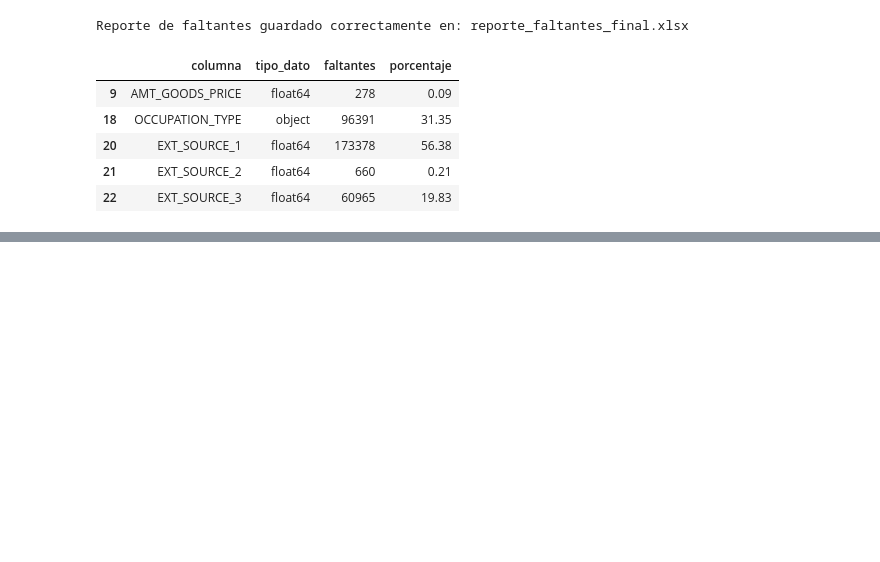
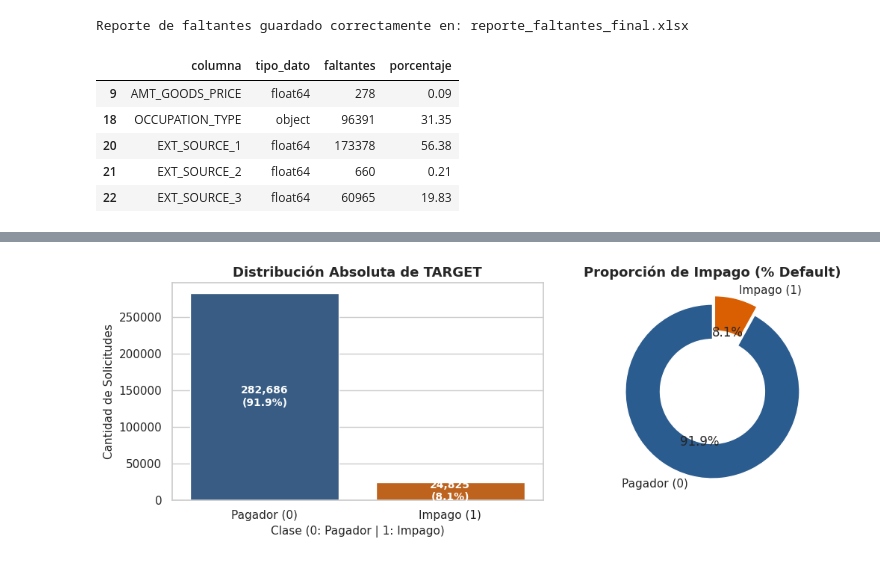
Before and after one commit to nanomelk/Analista-de-Datos-II, a Jupyter notebook: ABP2_Home_Credit_Default_Risk.ipynb, the cells around one changed output, grey strips where cells are left out. Saved outputs shown, nothing was run; the diff lists cells and outputs as text; code cells hidden in the pictures; blank space fills up the shorter version.

```diff
--- a/ABP2_Home_Credit_Default_Risk.ipynb
+++ b/ABP2_Home_Credit_Default_Risk.ipynb
@@ -692,0 +863,6 @@ Debemos analizar estas variables para buscar errores de tipeo y normalizarlas
+# %%
+# Re-ejecutar la limpieza sobre tu DataFrame 'df'
+df, reporte_final = pipeline_limpieza_completa(df, ruta_reporte='reporte_faltantes_final.xlsx')
+
+# Mostrar las variables que todavía conservan valores faltantes
+display(reporte_final[reporte_final['faltantes'] > 0].sort_values(by='porcentaje', ascending=False))
@@ -692,0 +1049,80 @@ Debemos analizar estas variables para buscar errores de tipeo y normalizarlas
+# %%
+import matplotlib.pyplot as plt
+import numpy as np
+import pandas as pd
+import seaborn as sns
+
+# Configuración de estilo para los gráficos
+sns.set_theme(style="whitegrid")
+plt.rcParams["font.sans-serif"] = "DejaVu Sans"
+
+# 1. Cálculo de frecuencias absolutas y porcentuales
+target_counts = df["TARGET"].value_counts()
+target_perc = df["TARGET"].value_counts(normalize=True) * 100
+
+# Consolidación en DataFrame resumen
+target_summary = pd.DataFrame(
+    {
+        "Cantidad de Registros": target_counts,
+        "Porcentaje (%)": target_perc.round(2),
+    }
+)
+
+print("--- RESUMEN DE LA VARIABLE TARGET ---")
+print(target_summary)
+print("-" * 38)
+print(
+    f"Ratio de Desbalance (0 vs 1): {target_counts[0] / target_counts[1]:.2f} : 1"
+)
+
+# 2. Visualización de la Distribución del TARGET
+fig, ax = plt.subplots(1, 2, figsize=(11, 4))
+
+# Gráfico de Barras
+palette = ["#2b5c8f", "#d95f02"]
+sns.barplot(
+    x=target_counts.index,
+    y=target_counts.values,
+    ax=ax[0],
+    palette=palette,
+    hue=target_counts.index,
+    legend=False,
+)
+ax[0].set_title(
+    "Distribución Absoluta de TARGET", fontsize=13, fontweight="bold"
+)
+ax[0].set_xlabel("Clase (0: Pagador | 1: Impago)", fontsize=11)
+ax[0].set_ylabel("Cantidad de Solicitudes", fontsize=11)
+ax[0].set_xticks([0, 1], ["Pagador (0)", "Impago (1)"])
+
+# Agregar valores exactos sobre cada barra
+for p in ax[0].patches:
+    height = p.get_height()
+    ax[0].annotate(
+        f"{int(height):,}\n({height / len(df):.1%})",
+        (p.get_x() + p.get_width() / 2.0, height / 2),
+        ha="center",
+        va="center",
+        fontsize=10,
+        color="white",
+        weight="bold",
+    )
+
+# Gráfico de Dona (Porcentaje)
+colors = ["#2b5c8f", "#d95f02"]
+ax[1].pie(
+    target_perc,
+    labels=["Pagador (0)", "Impago (1)"],
+    autopct="%1.1f%%",
+    startangle=90,
+    colors=colors,
+    explode=(0, 0.1),
+    wedgeprops=dict(width=0.4, edgecolor="w"),
+)
+ax[1].set_title(
+    "Proporción de Impago (% Default)", fontsize=13, fontweight="bold"
+)
+
+plt.tight_layout()
+plt.show()
+# %% [output]
@@ -692,0 +1136 @@ Debemos analizar estas variables para buscar errores de tipeo y normalizarlas
+[figure, added]
```
Also changed, not shown: parts of 80 cells of this notebook.
